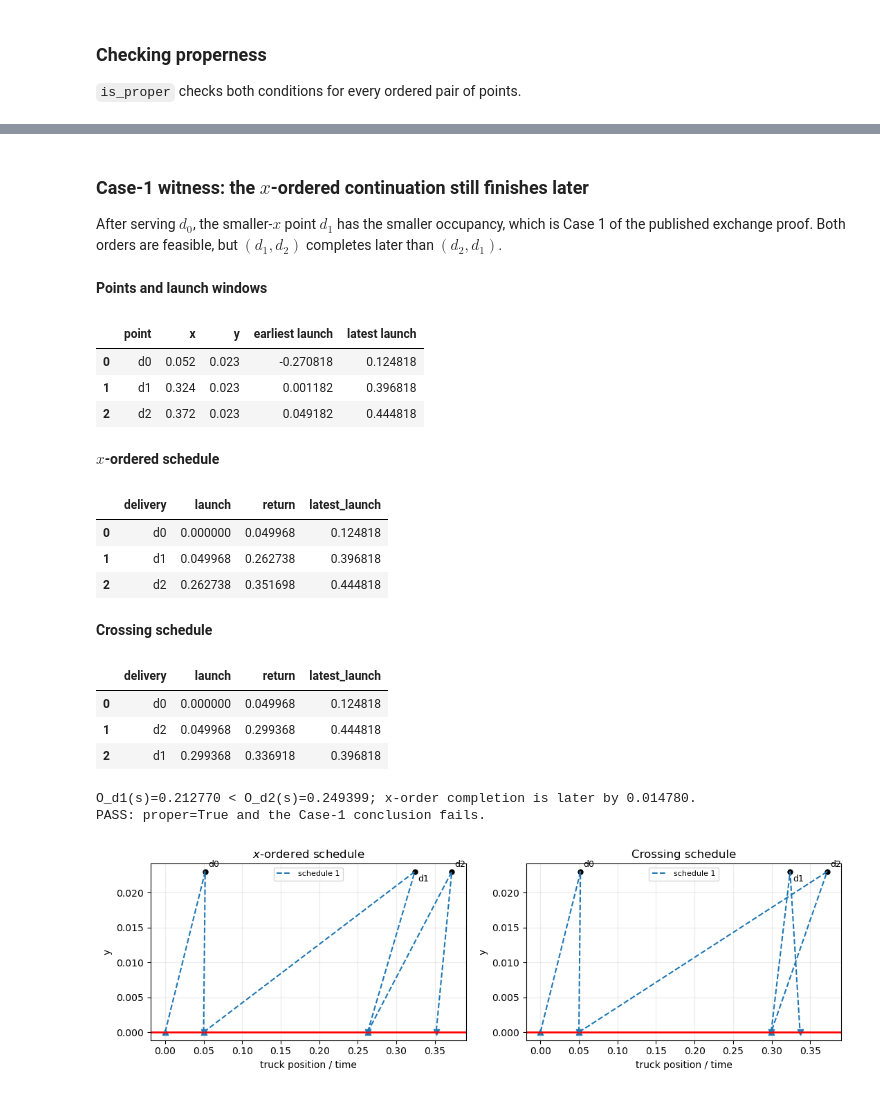
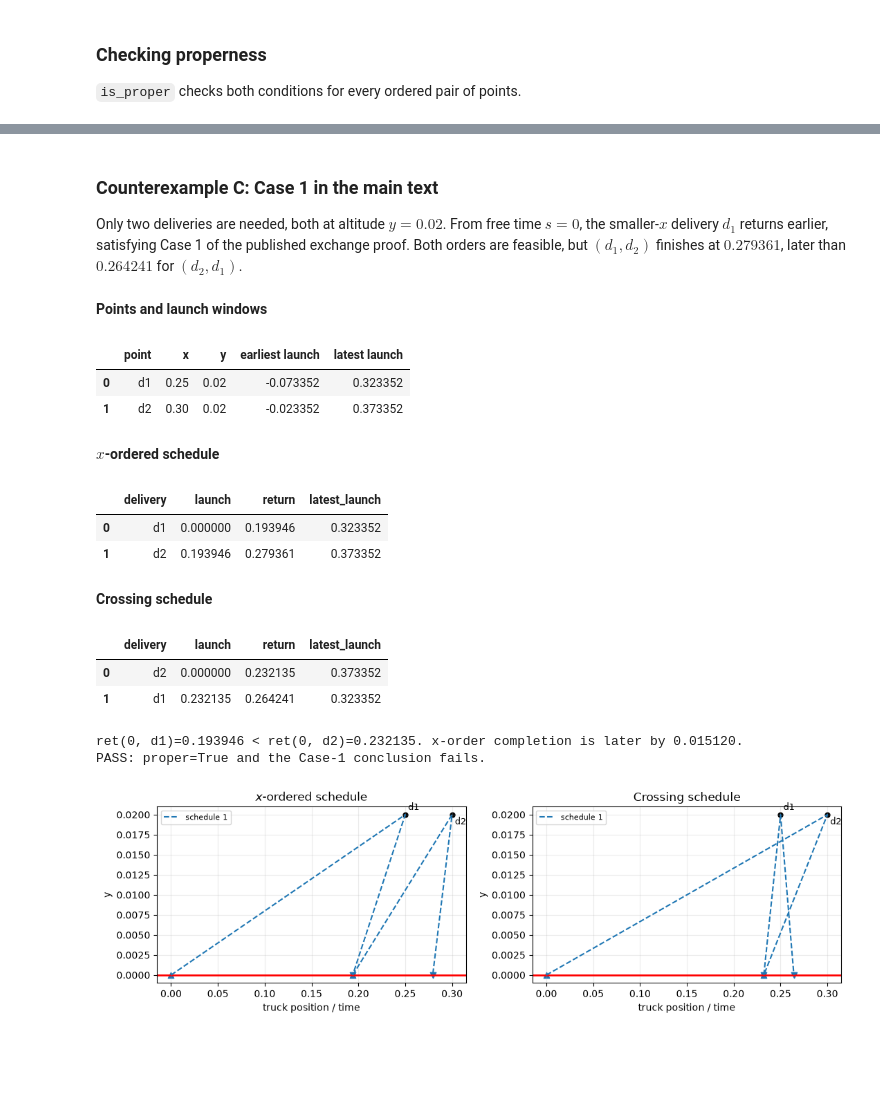
Before and after one commit to JerryMathew07/Truck_Drone_Paper, a Jupyter notebook: computational_checks.ipynb, the cells around one changed output, grey strips where cells are left out. Cells and saved outputs as stored; diff of their text form; code cells hidden in the pictures; blank space fills up the shorter version.

```diff
--- a/computational_checks.ipynb
+++ b/computational_checks.ipynb
@@ -637,72 +677,66 @@ PASS: proper=True, unrestricted coverage=4, x-order coverage=3, completion delay
 # %% [markdown]
-### Case-1 witness: the $x$-ordered continuation still finishes later
+### Counterexample C: Case 1 in the main text
 
-After serving $d_0$, the smaller-$x$ point $d_1$ has the smaller
-occupancy, which is Case 1 of the published exchange proof. Both orders are
-feasible, but $(d_1,d_2)$ completes later than $(d_2,d_1)$.
+Only two deliveries are needed, both at altitude $y=0.02$. From free time
+$s=0$, the smaller-$x$ delivery $d_1$ returns earlier, satisfying Case 1
+of the published exchange proof. Both orders are feasible, but $(d_1,d_2)$
+finishes at $0.279361$, later than $0.264241$ for $(d_2,d_1)$.
 # %%
 case1_witness = {
-    "d0": (0.052, 0.023),
-    "d1": (0.324, 0.023),
-    "d2": (0.372, 0.023),
+    "d1": (0.25, 0.02),
+    "d2": (0.30, 0.02),
 }
 proper_C = is_proper(case1_witness, R_proper, v_proper)
 assert proper_C
 
 display(Markdown("**Points and launch windows**"))
 display(point_table(case1_witness, R_proper, v_proper))
-_, d0_trace = check_feasibility(
-    case1_witness, ["d0"], R_proper, v_proper
-)
-s = d0_trace[-1]["return"]
+s = 0.0
 es_d1, ls_d1 = calculate_es_ls(R_proper, v_proper, case1_witness["d1"])
 es_d2, ls_d2 = calculate_es_ls(R_proper, v_proper, case1_witness["d2"])
 assert es_d1 <= s <= ls_d1
 assert es_d2 <= s <= ls_d2
-occupancy_d1 = ret(s, v_proper, case1_witness["d1"]) - s
-occupancy_d2 = ret(s, v_proper, case1_witness["d2"]) - s
+first_return_d1 = ret(s, v_proper, case1_witness["d1"])
+first_return_d2 = ret(s, v_proper, case1_witness["d2"])
 feasible_case1_x, trace_case1_x = check_feasibility(
-    case1_witness, ["d0", "d1", "d2"], R_proper, v_proper
+    case1_witness, ["d1", "d2"], R_proper, v_proper
 )
 feasible_case1_cross, trace_case1_cross = check_feasibility(
-    case1_witness, ["d0", "d2", "d1"], R_proper, v_proper
+    case1_witness, ["d2", "d1"], R_proper, v_proper
 )
 completion_case1_x = trace_case1_x[-1]["return"]
 completion_case1_cross = trace_case1_cross[-1]["return"]
-assert occupancy_d1 < occupancy_d2
+assert first_return_d1 < first_return_d2
 assert feasible_case1_x and feasible_case1_cross
 assert completion_case1_x > completion_case1_cross
 display(Markdown("**$x$-ordered schedule**"))
 display(pd.DataFrame(trace_case1_x).round(6))
 display(Markdown("**Crossing schedule**"))
 display(pd.DataFrame(trace_case1_cross).round(6))
 print(
-    f"O_d1(s)={occupancy_d1:.6f} < O_d2(s)={occupancy_d2:.6f}; "
+    f"ret(0, d1)={first_return_d1:.6f} < ret(0, d2)={first_return_d2:.6f}. "
     f"x-order completion is later by "
     f"{completion_case1_x - completion_case1_cross:.6f}."
 )
 print(f"PASS: proper={proper_C} and the Case-1 conclusion fails.")
 plot_schedules(
     case1_witness,
     [[trace_case1_x], [trace_case1_cross]],
     ["$x$-ordered schedule", "Crossing schedule"],
 )
 # %% [output]
 **Points and launch windows**
 |  | point | x | y | earliest launch | latest launch |
-| 0 | d0 | 0.052 | 0.023 | -0.270818 | 0.124818 |
-| 1 | d1 | 0.324 | 0.023 | 0.001182 | 0.396818 |
-| 2 | d2 | 0.372 | 0.023 | 0.049182 | 0.444818 |
+| 0 | d1 | 0.25 | 0.02 | -0.073352 | 0.323352 |
+| 1 | d2 | 0.30 | 0.02 | -0.023352 | 0.373352 |
 **$x$-ordered schedule**
 |  | delivery | launch | return | latest_launch |
-| 0 | d0 | 0.000000 | 0.049968 | 0.124818 |
-| 1 | d1 | 0.049968 | 0.262738 | 0.396818 |
-| 2 | d2 | 0.262738 | 0.351698 | 0.444818 |
+| 0 | d1 | 0.000000 | 0.193946 | 0.323352 |
+| 1 | d2 | 0.193946 | 0.279361 | 0.373352 |
 **Crossing schedule**
 |  | delivery | launch | return | latest_launch |
-| 0 | d0 | 0.000000 | 0.049968 | 0.124818 |
-| 1 | d2 | 0.049968 | 0.299368 | 0.444818 |
-| 2 | d1 | 0.299368 | 0.336918 | 0.396818 |
+| 0 | d2 | 0.000000 | 0.232135 | 0.373352 |
+| 1 | d1 | 0.232135 | 0.264241 | 0.323352 |
-O_d1(s)=0.212770 < O_d2(s)=0.249399; x-order completion is later by 0.014780.
+ret(0, d1)=0.193946 < ret(0, d2)=0.232135. x-order completion is later by 0.015120.
 PASS: proper=True and the Case-1 conclusion fails.
-[figure, old version]
+[figure, new version]
```
Also changed, not shown: parts of 9 cells of this notebook.
